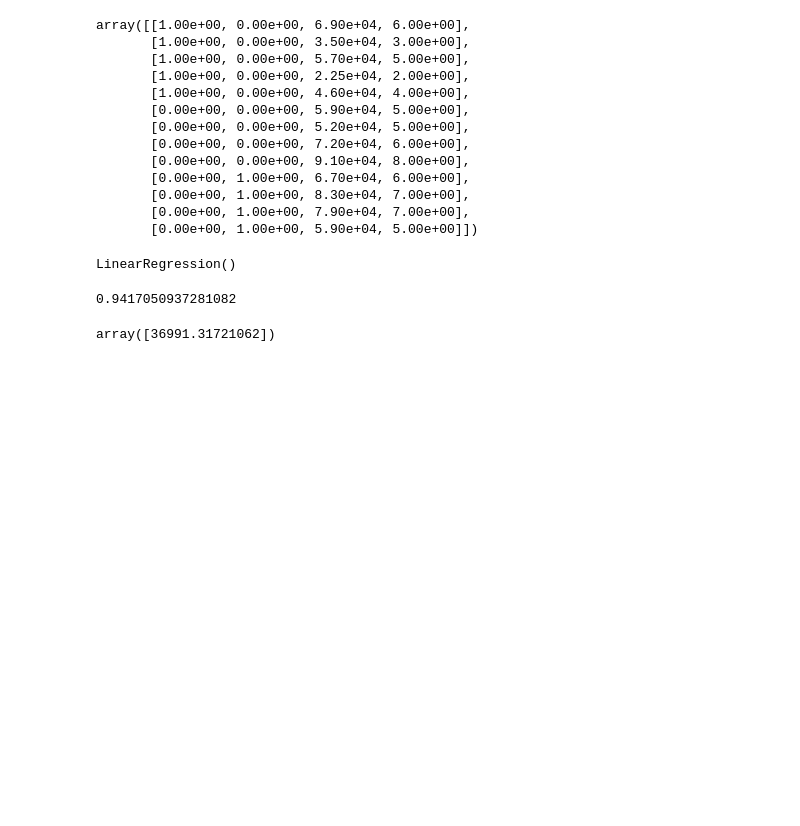
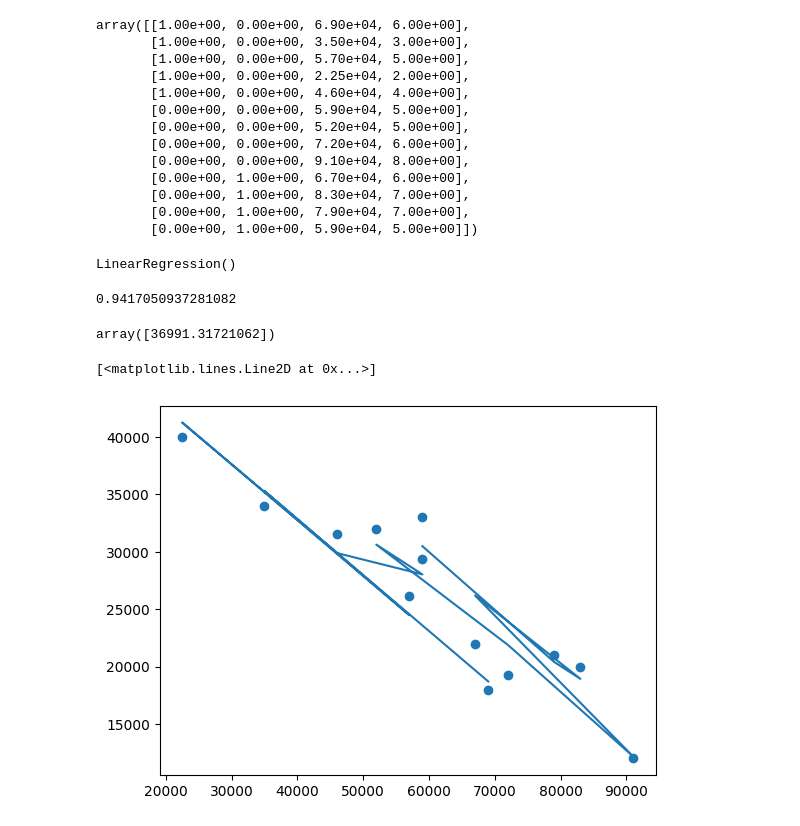
Before and after one commit to dms2004/Machine_Learning_Models, a Jupyter notebook: One-Hot Encoding/OneHotEncoder.ipynb, the cells around one changed output. Saved outputs shown, nothing was run; the diff lists cells and outputs as text; code cells hidden in the pictures; blank space fills up the shorter version.

```diff
--- a/One-Hot Encoding/OneHotEncoder.ipynb
+++ b/One-Hot Encoding/OneHotEncoder.ipynb
@@ -308,3 +308,11 @@ model.score(x,y)
 model.predict([[0,1, 45000, 4]])
 # %% [output]
 array([36991.31721062])
+# %%
+y_predicted = model.predict(x)
+# %%
+plt.scatter(df.Mileage,df.Price)
+plt.plot(df.Mileage, y_predicted)
+# %% [output]
+[<matplotlib.lines.Line2D at 0x...>]
+[figure, added]
```
Also changed, not shown: parts of 1 cell of this notebook, 2 other files.
